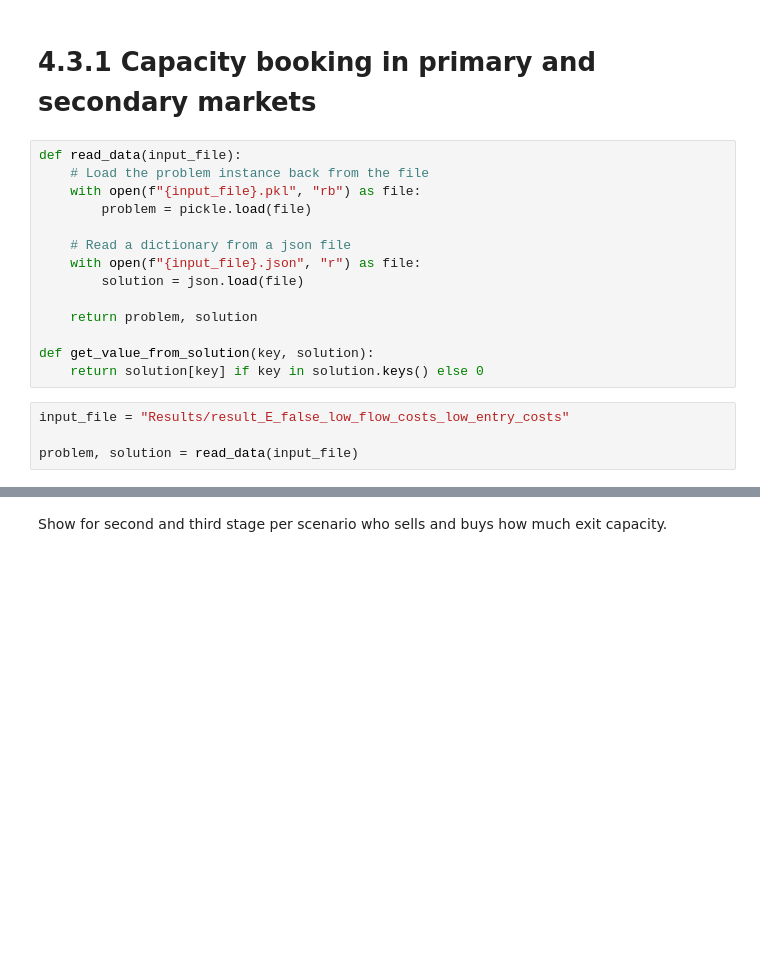
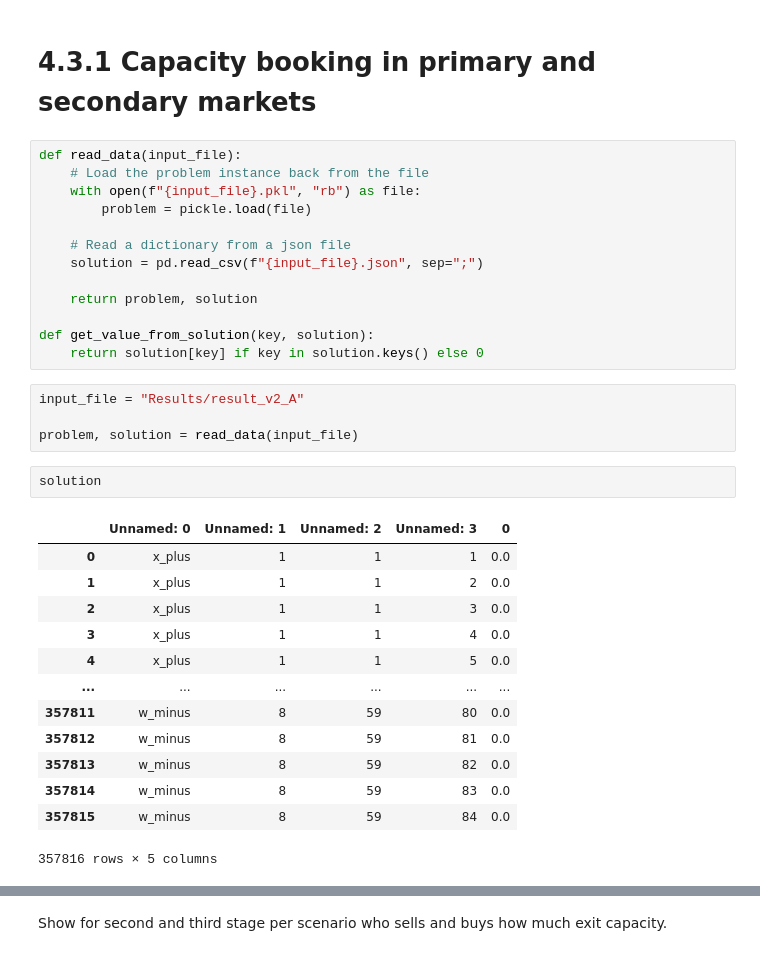
Before and after one commit to berendmarkhorst/secondary_gas_market, a Jupyter notebook: analysis.ipynb, the cells around one changed output, grey strips where cells are left out. Drawn from its saved outputs; the diff is of its cells as text; blank space fills up the shorter version.

```diff
--- a/analysis.ipynb
+++ b/analysis.ipynb
@@ -111,17 +112,32 @@ def read_data(input_file):
         problem = pickle.load(file)
 
     # Read a dictionary from a json file
-    with open(f"{input_file}.json", "r") as file:
-        solution = json.load(file)
+    solution = pd.read_csv(f"{input_file}.json", sep=";")
 
     return problem, solution
 
 def get_value_from_solution(key, solution):
     return solution[key] if key in solution.keys() else 0
 # %%
-input_file = "Results/result_E_false_low_flow_costs_low_entry_costs"
+input_file = "Results/result_v2_A"
 
 problem, solution = read_data(input_file)
+# %%
+solution
+# %% [output]
+|  | Unnamed: 0 | Unnamed: 1 | Unnamed: 2 | Unnamed: 3 | 0 |
+| 0 | x_plus | 1 | 1 | 1 | 0.0 |
+| 1 | x_plus | 1 | 1 | 2 | 0.0 |
+| 2 | x_plus | 1 | 1 | 3 | 0.0 |
+| 3 | x_plus | 1 | 1 | 4 | 0.0 |
+| 4 | x_plus | 1 | 1 | 5 | 0.0 |
+| ... | ... | ... | ... | ... | ... |
+| 357811 | w_minus | 8 | 59 | 80 | 0.0 |
+| 357812 | w_minus | 8 | 59 | 81 | 0.0 |
+| 357813 | w_minus | 8 | 59 | 82 | 0.0 |
+| 357814 | w_minus | 8 | 59 | 83 | 0.0 |
+| 357815 | w_minus | 8 | 59 | 84 | 0.0 |
+357816 rows × 5 columns
 # %%
 # Primary market
 bought_primary_market_exit = {}
```
Also changed, not shown: parts of 24 cells of this notebook, 10 other files.
